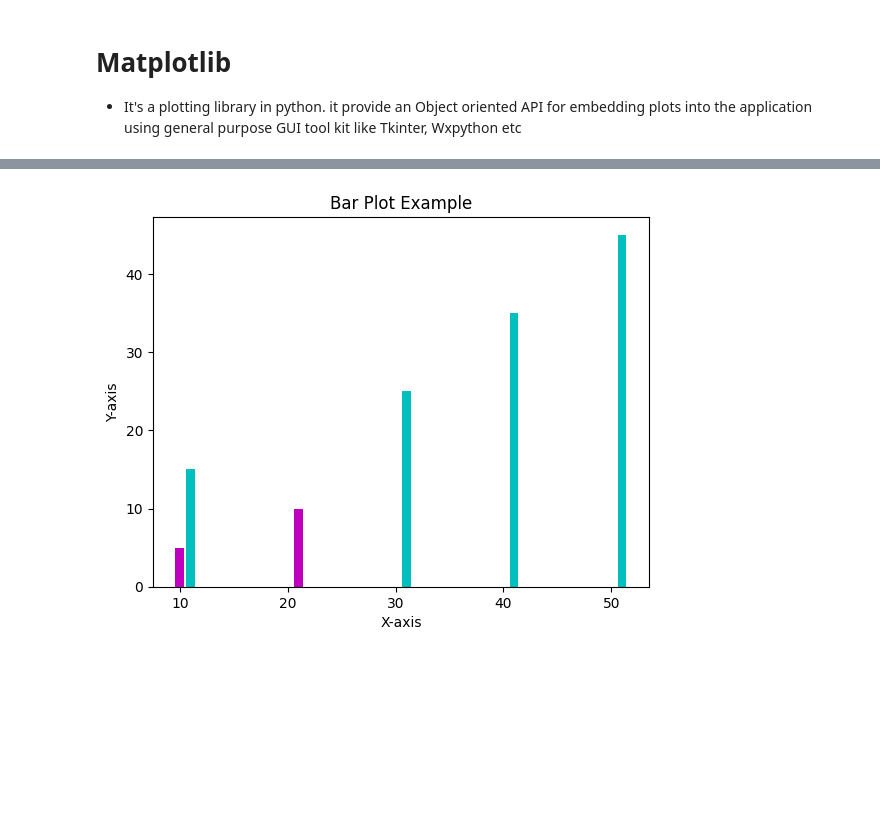
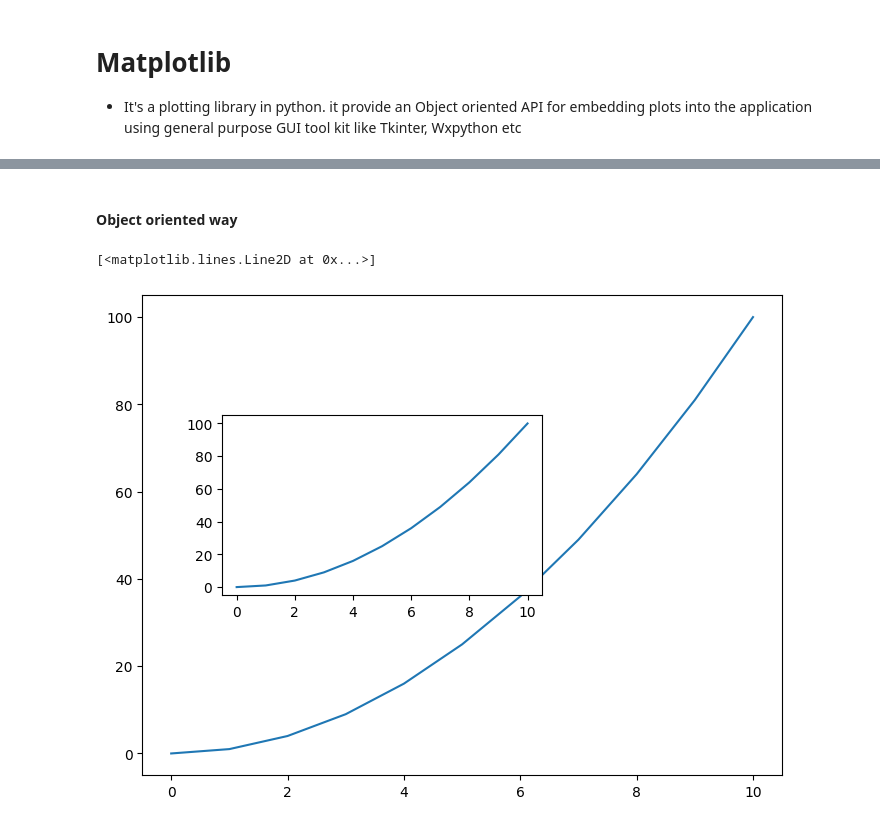
Before and after one commit to codERSunny812/python-learning, a Jupyter notebook: pyLibraries/matplotlib.ipynb, the cells around one changed output, grey strips where cells are left out. Cells and saved outputs as stored; diff of their text form; code cells hidden in the pictures; blank space fills up the shorter version.

```diff
--- a/pyLibraries/matplotlib.ipynb
+++ b/pyLibraries/matplotlib.ipynb
@@ -66,18 +65,16 @@ Text(0, 0.5, 'Y-axis')
-# %%
-# bar plot in python using matplotlib
-
-x = [10,21,31,41]
-y=[5,10,15,20]
-
-
-x2 = [11,31,41,51]
-y2=[15,25,35,45]
-
-plt.bar(x,y,color='m')
-plt.bar(x2,y2,color='c')
-plt.title("Bar Plot Example")
-plt.xlabel("X-axis")
-plt.ylabel("Y-axis")
-plt.show()
-# %% [output]
-[figure, removed]
+# %% [markdown]
+#### Object oriented way
+# %%
+fig = plt.figure(figsize=(8,6),dpi=100)
+
+ax1 = fig.add_axes([0.1,0.1,0.8,0.8]) # left,bottom,width,height
+ax2 = fig.add_axes([0.2,0.4,0.4,0.3])
+
+ax1.plot(x,y)
+
+ax2.plot(x,y)
+
+# we have full control of the position and size of the axes as well as canvas size
+# %% [output]
+[<matplotlib.lines.Line2D at 0x...>]
+[figure, added]
```
Also changed, not shown: parts of 21 cells of this notebook, 12 other files.
